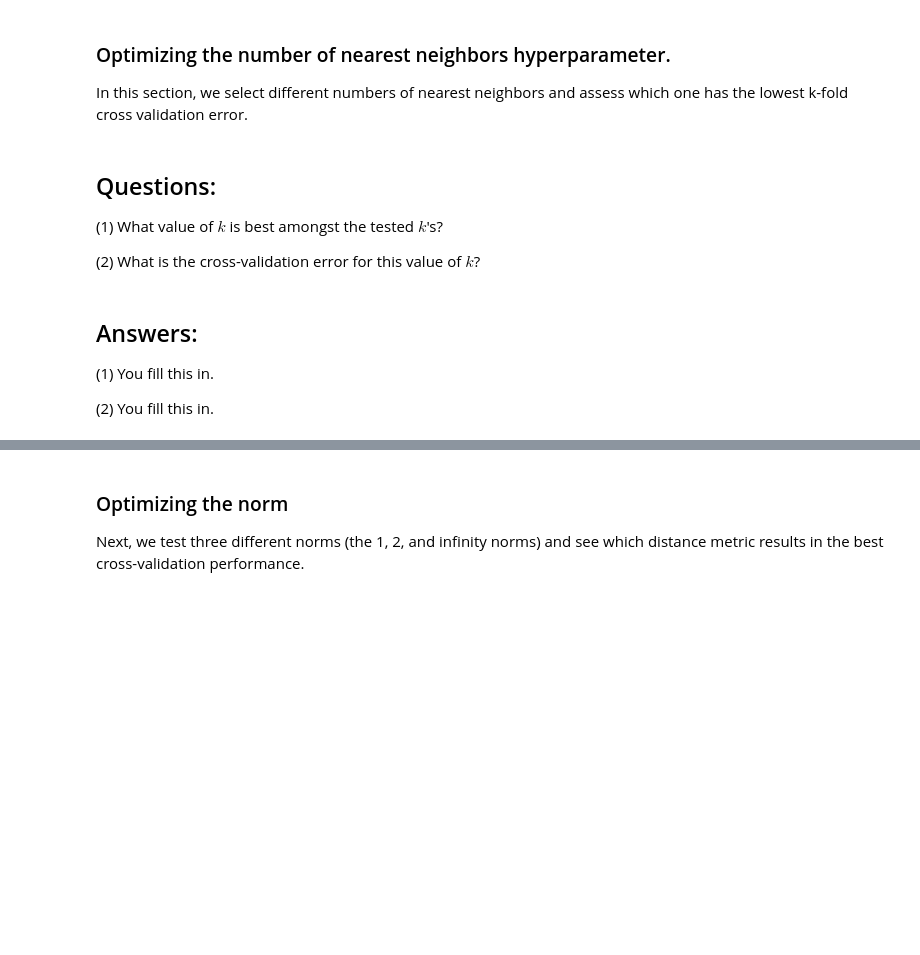
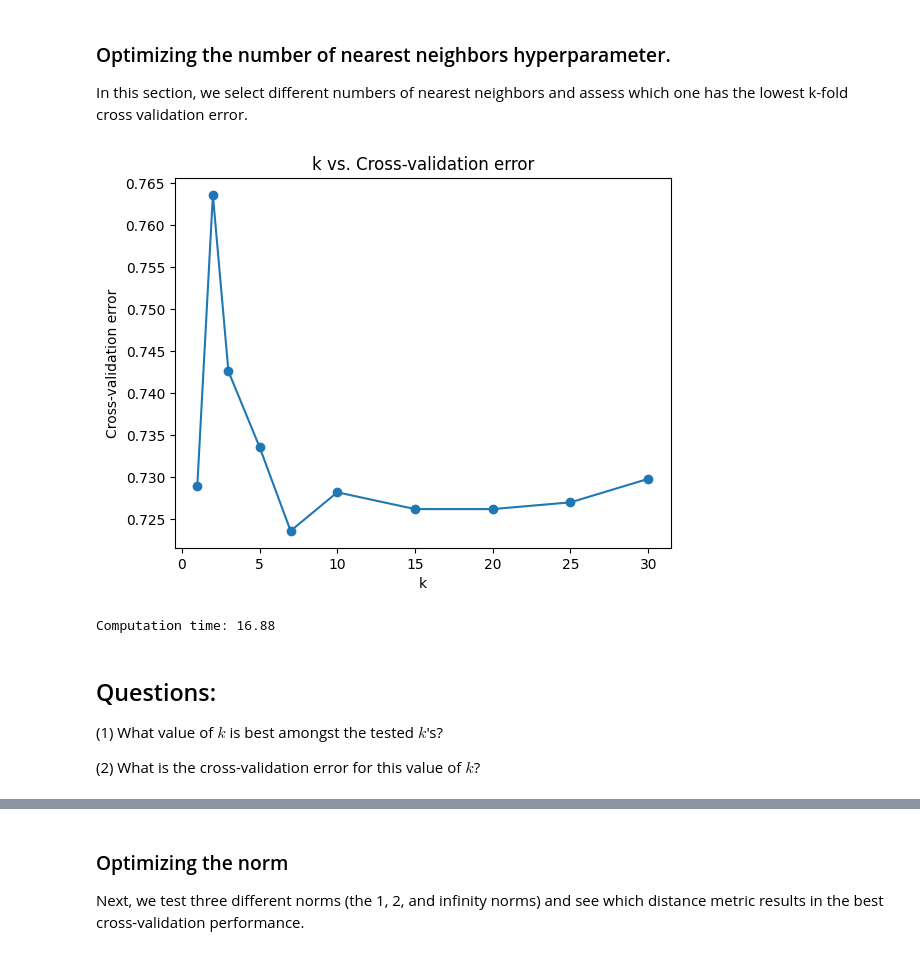
Before and after one commit to cocoa-huang/25W_ECE_C147, a Jupyter notebook: hw2/knn_nosol.ipynb, the cells around one changed output, grey strips where cells are left out. Drawn from its saved outputs; the diff is of its cells as text; code cells hidden in the pictures; blank space fills up the shorter version.

```diff
--- a/hw2/knn_nosol.ipynb
+++ b/hw2/knn_nosol.ipynb
@@ -23,6 +25,6 @@ from utils.data_utils import load_CIFAR10 # function to load the CIFAR-10 datase
 # %%
 # Set the path to the CIFAR-10 data
-cifar10_dir = '/your/path/to/cifar-10-batches-py' # You need to update this line
+cifar10_dir = '/Users/eric/Desktop/25W_ECE_C147/hw2/utils/datasets/cifar-10-batches-py' # You need to update this line
 X_train, y_train, X_test, y_test = load_CIFAR10(cifar10_dir)
 
 # As a sanity check, we print out the size of the training and test data.
@@ -181,8 +209,16 @@ y_train_folds =  []
 #   y_train_folds is also a list, where y_train_folds[i] contains
 #      the corresponding labels for the data in X_train_folds[i]
 # ================================================================ #
-pass
+indices = np.random.permutation(X_train.shape[0])
+X_train_shuffled = X_train[indices]
+y_train_shuffled = y_train[indices]
 
+fold_size = X_train.shape[0] // num_folds
+for i in range(num_folds):
+    start_index = i * fold_size
+    end_index = (i + 1) * fold_size if i != num_folds - 1 else X_train.shape[0]
+    X_train_folds.append(X_train_shuffled[start_index:end_index])
+    y_train_folds.append(y_train_shuffled[start_index:end_index])
 # ================================================================ #
 # END YOUR CODE HERE
 # ================================================================ #
@@ -193,33 +229,62 @@ In this section, we select different numbers of nearest neighbors and assess whi
 # %%
 time_start =time.time()
 
 ks = [1, 2, 3, 5, 7, 10, 15, 20, 25, 30]
 
 # ================================================================ #
 # YOUR CODE HERE:
 #   Calculate the cross-validation error for each k in ks, testing
 #   the trained model on each of the 5 folds.  Average these errors
 #   together and make a plot of k vs. cross-validation error. Since
 #   we are assuming L2 distance here, please use the vectorized code!
 #   Otherwise, you might be waiting a long time.
 # ================================================================ #
 
-pass
+error_list = []
 
+for k in ks:
+    fold_errors = []
+    for i in range(num_folds):
+        # Use fold "i" for validation
+        X_val_fold = X_train_folds[i]
+        y_val_fold = y_train_folds[i]
+
+        # Combine other folds to get training data
+        X_train_combined = np.concatenate([X_train_folds[j] for j in range(num_folds) if j != i])
+        y_train_combined = np.concatenate([y_train_folds[j] for j in range(num_folds) if j != i])
+
+        # Train the KNN model
+        knn = KNN()
+        knn.train(X_train_combined, y_train_combined)
+        # Compute distances and make predictions
+        dists = knn.compute_L2_distances_vectorized(X_val_fold)
+        y_val_pred = knn.predict_labels(dists, k=k)
+
+        # Calculate validation error
+        validation_error = np.mean(y_val_pred != y_val_fold)
+        fold_errors.append(validation_error)
+    # append average validation error for this k
+    average_error = np.mean(fold_errors)
+    error_list.append(average_error)
+
+# Plot k vs. cross-validation error
+plt.figure()
+plt.plot(ks, error_list, marker='o')
+plt.xlabel('k')
+plt.ylabel('Cross-validation error')
+plt.title('k vs. Cross-validation error')
+plt.show()
 # ================================================================ #
 # END YOUR CODE HERE
 # ================================================================ #
 
 print('Computation time: %.2f'%(time.time()-time_start))
+# %% [output]
+[figure, added]
+Computation time: 16.88
 # %% [markdown]
 ## Questions:
 
 (1) What value of $k$ is best amongst the tested $k$'s?
 
 (2) What is the cross-validation error for this value of $k$?
-# %% [markdown]
-## Answers:
-
-(1) You fill this in.
-
-(2) You fill this in.
```
Also changed, not shown: parts of 19 cells of this notebook, 1 other file.
